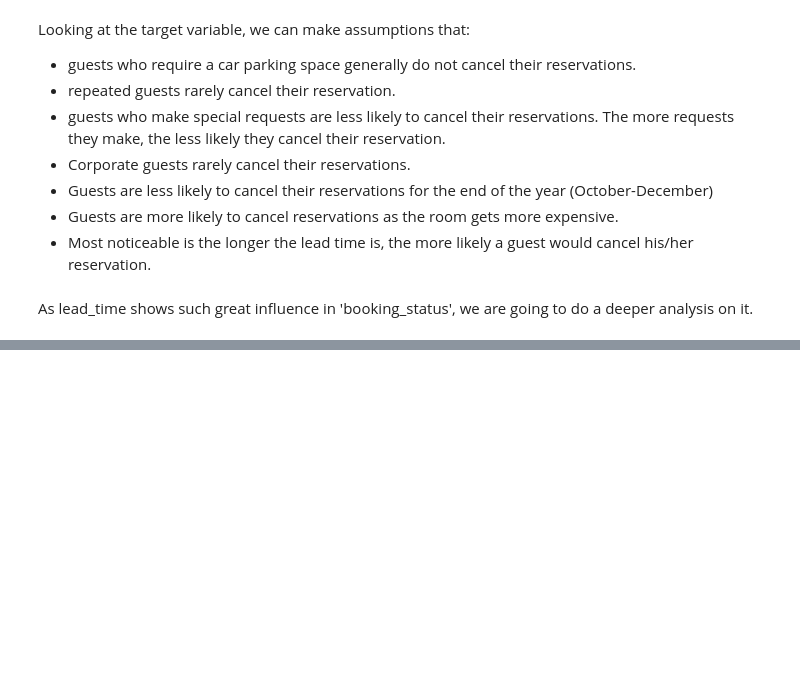
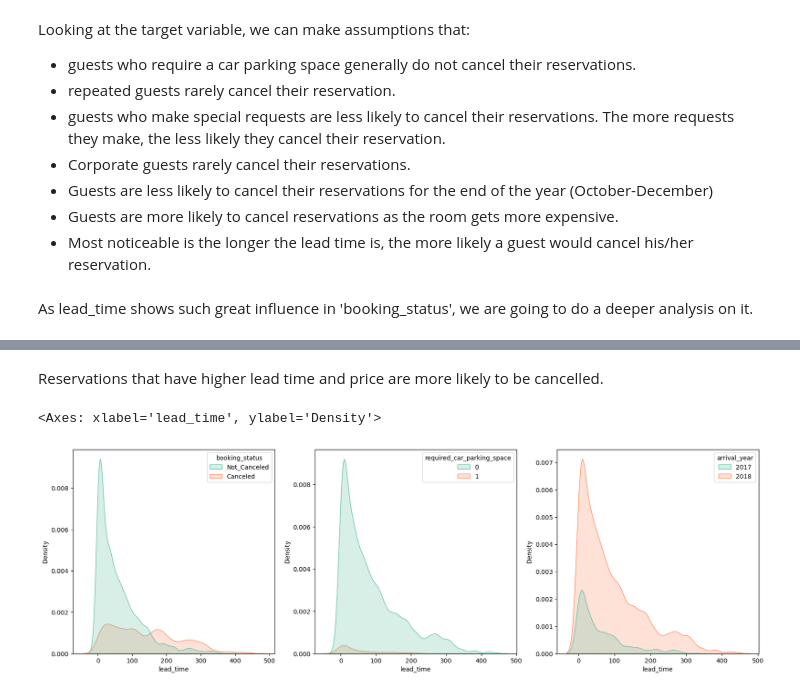
Before and after one commit to andytan0051/Data-Science-Projects, a Jupyter notebook: Hotel Reservation Cancellation Prediction/Hotel Reservation Cancellation Predictions.ipynb, the cells around one changed output, grey strips where cells are left out. Drawn from its saved outputs; the diff is of its cells as text; code cells hidden in the pictures; blank space fills up the shorter version.

```diff
--- a/Hotel Reservation Cancellation Prediction/Hotel Reservation Cancellation Predictions.ipynb
+++ b/Hotel Reservation Cancellation Prediction/Hotel Reservation Cancellation Predictions.ipynb
@@ -266,0 +280,13 @@ Looking at the target variable, we can make assumptions that:
+# %% [markdown]
+Reservations that have higher lead time and price are more likely to be cancelled.
+# %%
+plt.figure(figsize=(20,6))
+plt.subplot(1,3,1)
+sns.kdeplot(data=rsv_data, x='lead_time', hue='booking_status', fill=True, palette='Set2')
+plt.subplot(1,3,2)
+sns.kdeplot(data=rsv_data, hue='required_car_parking_space', x='lead_time', palette='Set2', fill=True)
+plt.subplot(1,3,3)
+sns.kdeplot(data=rsv_data, x='lead_time', hue='arrival_year', fill=True, palette='Set2')
+# %% [output]
+<Axes: xlabel='lead_time', ylabel='Density'>
+[figure, added]
```
Also changed, not shown: parts of 23 cells of this notebook.
